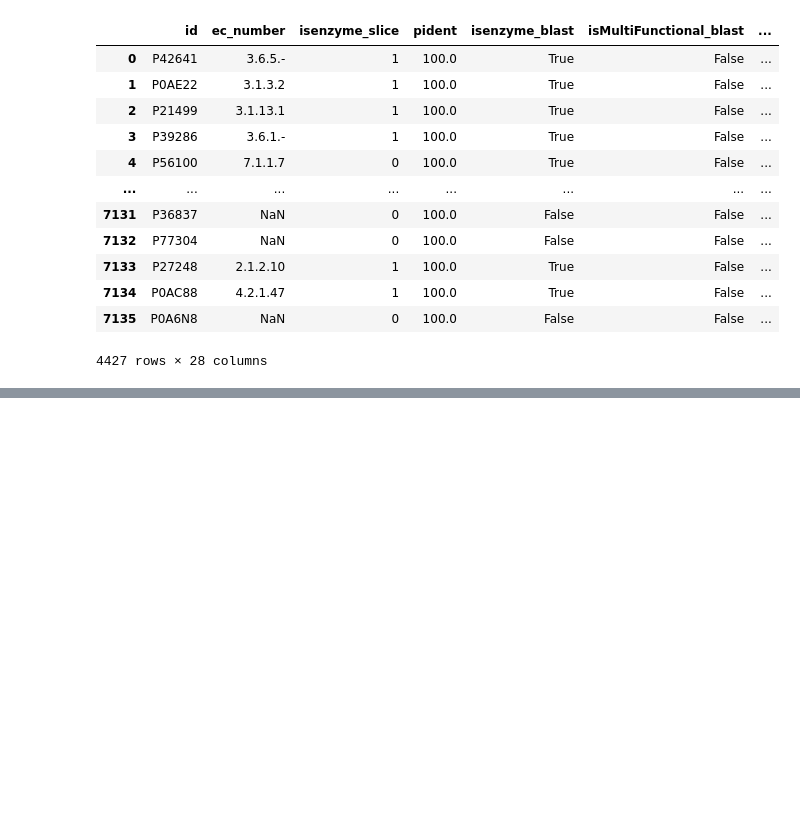
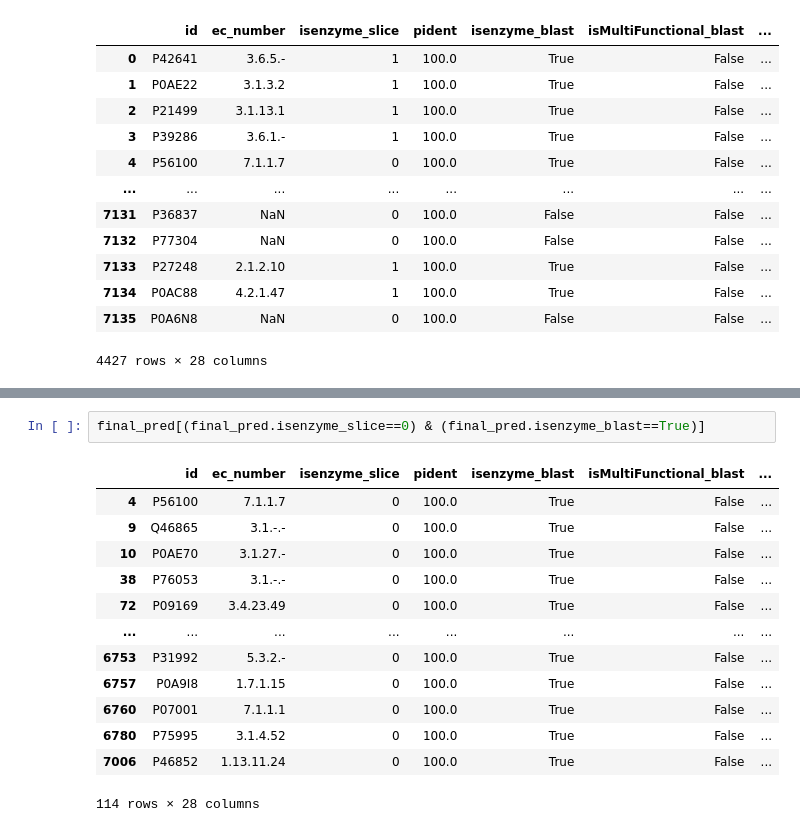
Before and after one commit to kingstdio/BioUniprot, a Jupyter notebook: test.ipynb, the cells around one changed output, grey strips where cells are left out. Cells and saved outputs as stored; diff of their text form; blank space fills up the shorter version.

```diff
--- a/test.ipynb
+++ b/test.ipynb
@@ -106,0 +120,16 @@ slice_id_out.drop_duplicates(subset=None, keep='first', inplace=True)
+# %%
+final_pred[(final_pred.isenzyme_slice==0) & (final_pred.isenzyme_blast==True)]
+# %% [output]
+|  | id | ec_number | isenzyme_slice | pident | isenzyme_blast | isMultiFunctional_blast | ... |
+| 4 | P56100 | 7.1.1.7 | 0 | 100.0 | True | False | ... |
+| 9 | Q46865 | 3.1.-.- | 0 | 100.0 | True | False | ... |
+| 10 | P0AE70 | 3.1.27.- | 0 | 100.0 | True | False | ... |
+| 38 | P76053 | 3.1.-.- | 0 | 100.0 | True | False | ... |
+| 72 | P09169 | 3.4.23.49 | 0 | 100.0 | True | False | ... |
+| ... | ... | ... | ... | ... | ... | ... | ... |
+| 6753 | P31992 | 5.3.2.- | 0 | 100.0 | True | False | ... |
+| 6757 | P0A9I8 | 1.7.1.15 | 0 | 100.0 | True | False | ... |
+| 6760 | P07001 | 7.1.1.1 | 0 | 100.0 | True | False | ... |
+| 6780 | P75995 | 3.1.4.52 | 0 | 100.0 | True | False | ... |
+| 7006 | P46852 | 1.13.11.24 | 0 | 100.0 | True | False | ... |
+114 rows × 28 columns
```
Also changed, not shown: parts of 4 cells of this notebook, 3 other files.
